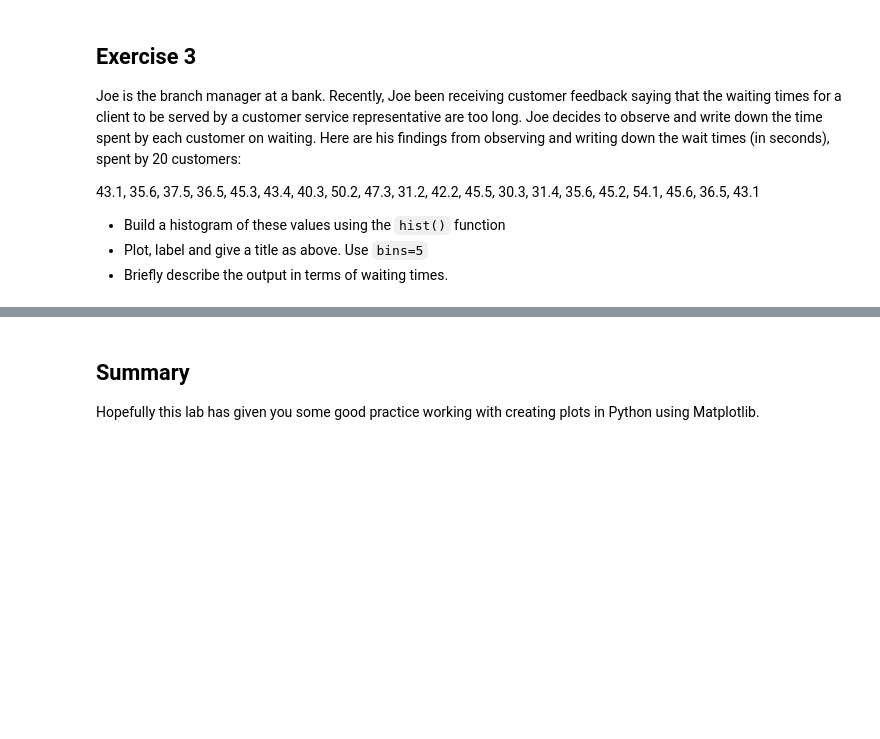
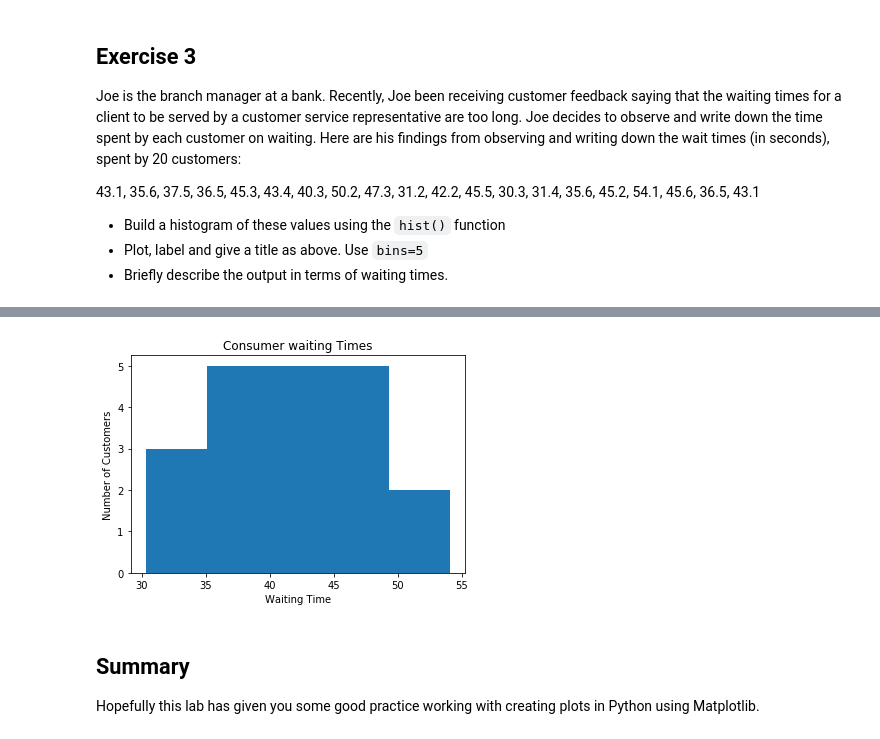
Before and after one commit to Pietrassyk/dsc-data-viz-lab-nyc-ds-career-042219, a Jupyter notebook: index.ipynb, the cells around one changed output, grey strips where cells are left out. Drawn from its saved outputs; the diff is of its cells as text; code cells hidden in the pictures; blank space fills up the shorter version.

```diff
--- a/index.ipynb
+++ b/index.ipynb
@@ -104,7 +104,7 @@ plt.hist(x,bins = 5)
 # Label, give title and show the plot
 plt.title("Consumer waiting Times")
 plt.xlabel("Waiting Time")
-plt.ylabel("Number of Customers)
+plt.ylabel("Number of Customers")
 
 plt.show()
 # %% [output]
@@ -112,3 +111,4 @@ SyntaxError: EOL while scanning string literal (<ipython-input-12-3faef34b9a00>,
+[figure, added]
 # %% [markdown]
 ## Summary
 
```
Also changed, not shown: parts of 1 cell of this notebook.
